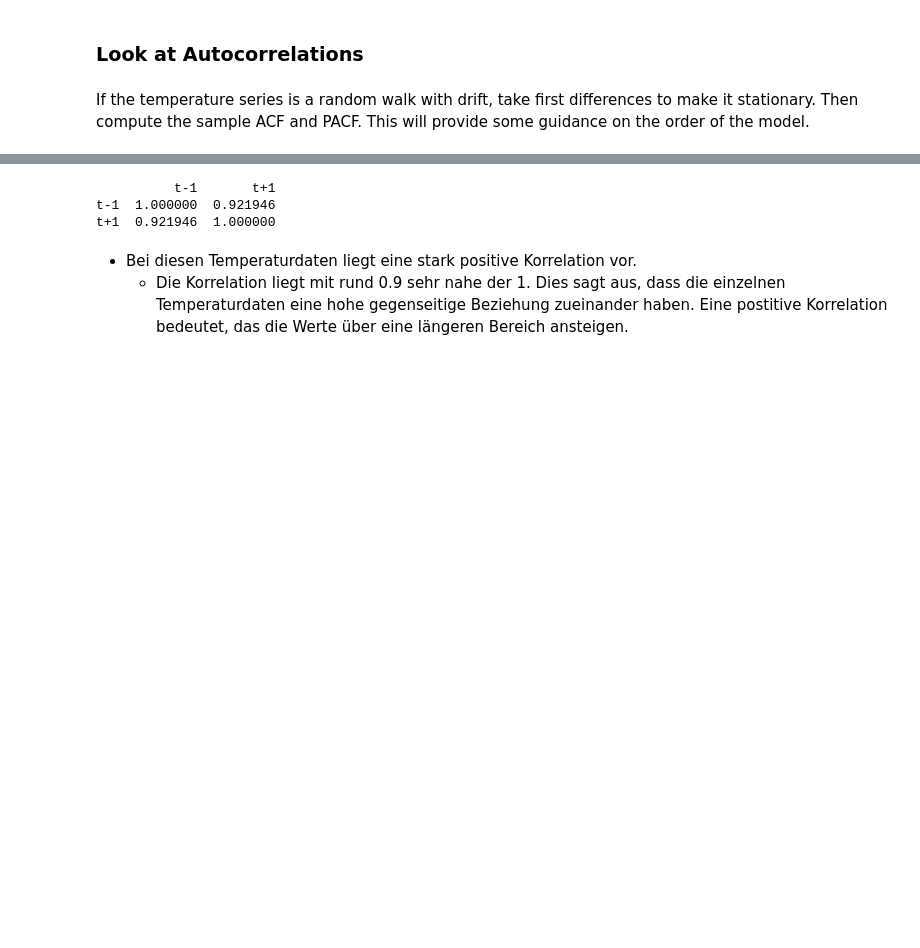
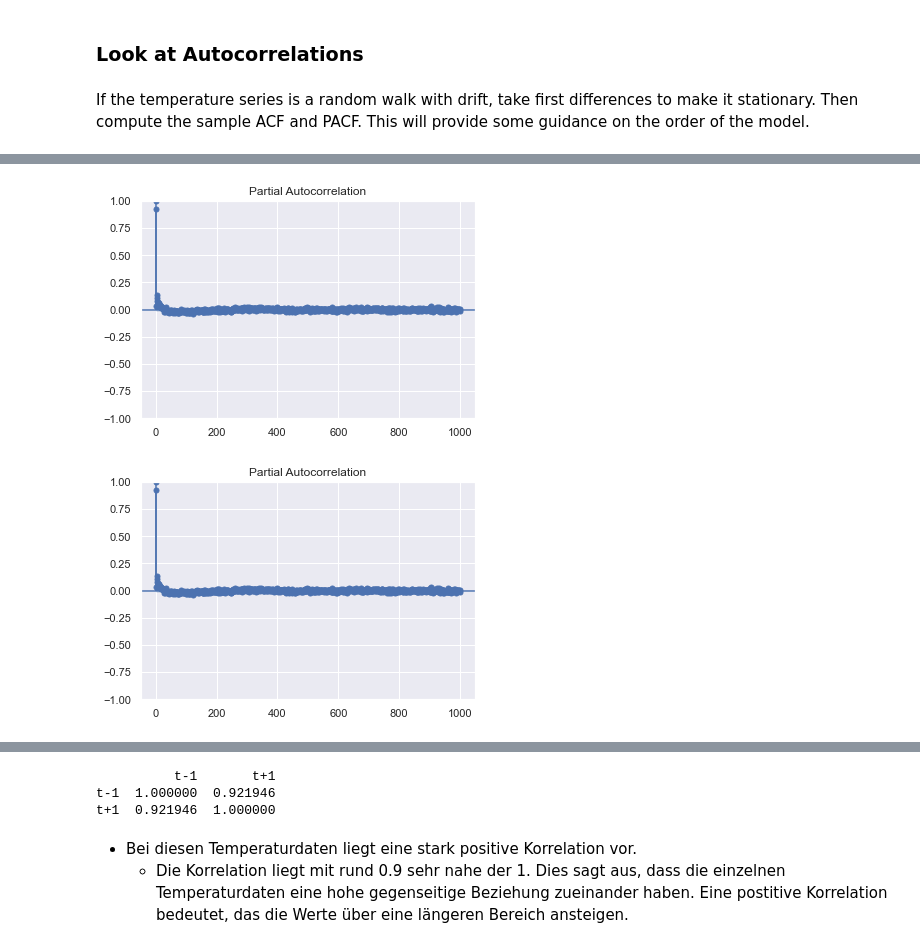
Before and after one commit to mhagg20/T3INF4333_1_19E_DataScience, a Jupyter notebook: Pruefungsleistung/Prüfungsleistung.ipynb, the cells around one changed output, grey strips where cells are left out. Saved outputs shown, nothing was run; the diff lists cells and outputs as text; code cells hidden in the pictures; blank space fills up the shorter version.

```diff
--- a/Pruefungsleistung/Prüfungsleistung.ipynb
+++ b/Pruefungsleistung/Prüfungsleistung.ipynb
@@ -210,0 +208,16 @@ plt.show()
+# %%
+#Prüfung ob die Daten stationär sind
+daten_lokal_4 = copy.deepcopy(daten_groß)
+temperaturen = daten_lokal_4[["timestamp", "Basel Temperature [2 m elevation corrected]"]]
+X=temperaturen["Basel Temperature [2 m elevation corrected]"].values
+result=adfuller(X)
+print('ADF Static: %f' % result[0])
+print('p-value: %f' % result[1])
+print('Critical Values:')
+for key, value in result[4].items():
+    print('\t%s: %.3f' % (key, value))
+
+if result[0] < result[4]['5%']:
+    print('Die Daten sind Stationär')
+else:
+    print('Die Daten sind nicht Stationär')
@@ -210,0 +232,6 @@ plt.show()
+# %%
+#Plot PACF
+plot_pacf(X, lags=1000)
+# %% [output]
+[figure, added]
+[figure, added]
```
Also changed, not shown: parts of 15 cells of this notebook.
